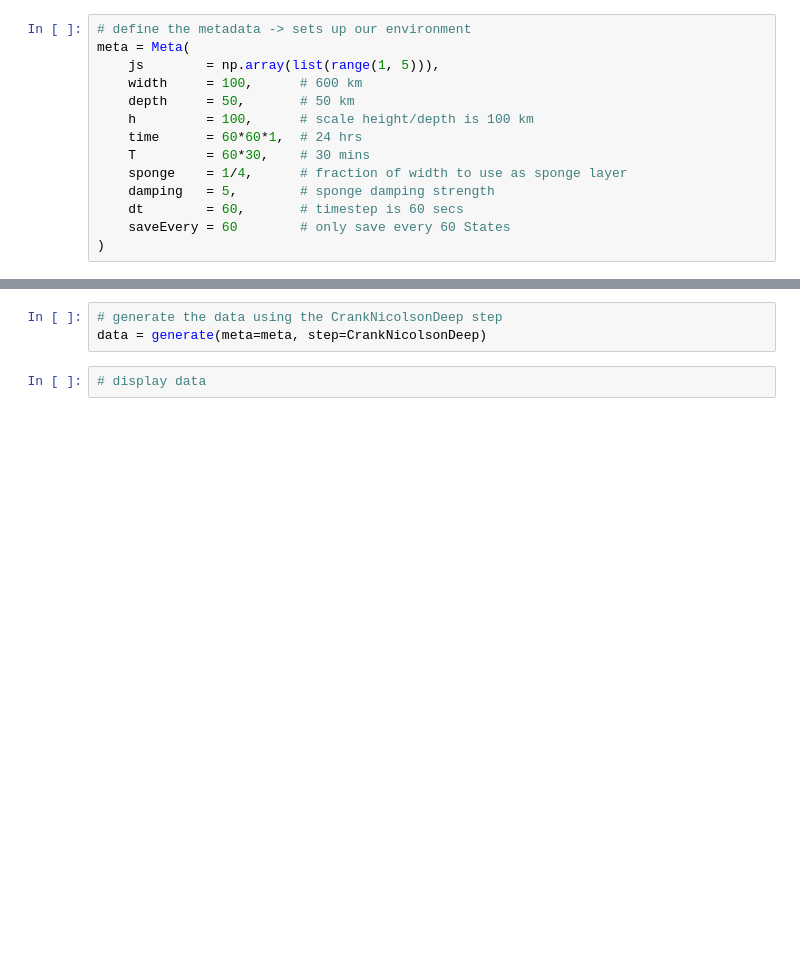
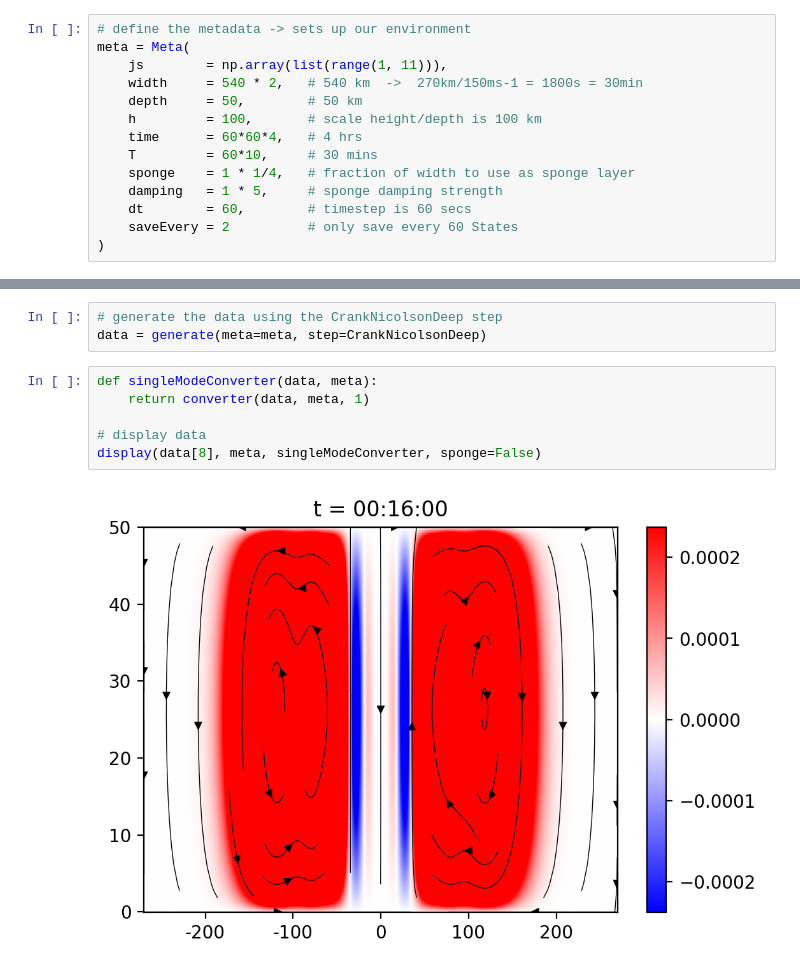
Before and after one commit to crayjake/fgw-python, a Jupyter notebook: library/testing.ipynb, the cells around one changed output, grey strips where cells are left out. Saved outputs shown, nothing was run; the diff lists cells and outputs as text; blank space fills up the shorter version.

```diff
--- a/library/testing.ipynb
+++ b/library/testing.ipynb
@@ -14,16 +16,16 @@ import numpy as np
 # %%
 # define the metadata -> sets up our environment
 meta = Meta(
-    js        = np.array(list(range(1, 5))),
-    width     = 100,      # 600 km
-    depth     = 50,       # 50 km
-    h         = 100,      # scale height/depth is 100 km
-    time      = 60*60*1,  # 24 hrs
-    T         = 60*30,    # 30 mins
-    sponge    = 1/4,      # fraction of width to use as sponge layer
-    damping   = 5,        # sponge damping strength
-    dt        = 60,       # timestep is 60 secs
-    saveEvery = 60        # only save every 60 States
+    js        = np.array(list(range(1, 11))),
+    width     = 540 * 2,   # 540 km  ->  270km/150ms-1 = 1800s = 30min
+    depth     = 50,        # 50 km
+    h         = 100,       # scale height/depth is 100 km
+    time      = 60*60*4,   # 4 hrs
+    T         = 60*10,     # 30 mins
+    sponge    = 1 * 1/4,   # fraction of width to use as sponge layer
+    damping   = 1 * 5,     # sponge damping strength
+    dt        = 60,        # timestep is 60 secs
+    saveEvery = 2          # only save every 60 States
 )
 # %% [output]
 Starting metadata generation
@@ -35,5 +47,11 @@ Not using a sponge layer
 # %%
 # generate the data using the CrankNicolsonDeep step
 data = generate(meta=meta, step=CrankNicolsonDeep)
-# %%
-# display data
+# %%
+def singleModeConverter(data, meta):
+    return converter(data, meta, 1)
+
+# display data
+display(data[8], meta, singleModeConverter, sponge=False)
+# %% [output]
+[figure, added]
```
Also changed, not shown: parts of 3 cells of this notebook, 6 other files.
